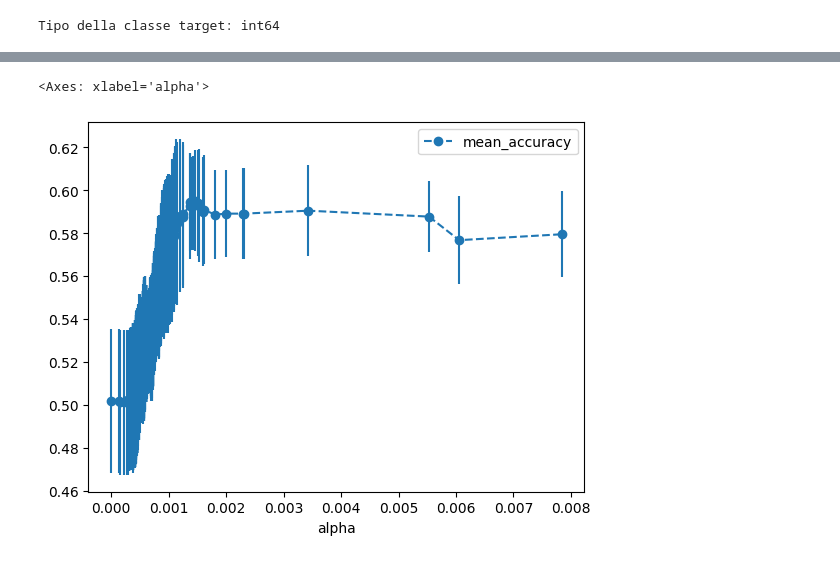
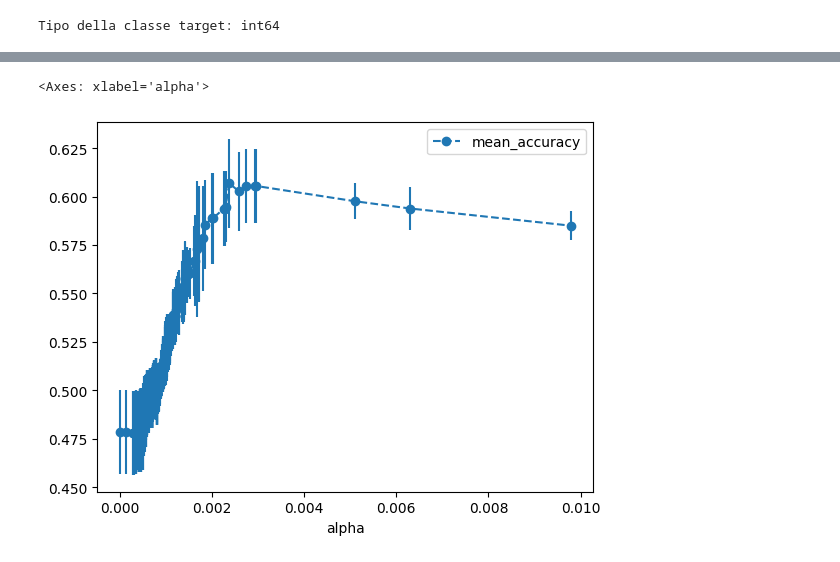
Before and after one commit to Gabri03ele/Child_Mind_Institute, a Jupyter notebook: main.ipynb, the cells around one changed output, grey strips where cells are left out. Cells and saved outputs as stored; diff of their text form; code cells hidden in the pictures.

```diff
--- a/main.ipynb
+++ b/main.ipynb
@@ -101,8 +130,8 @@ dataSelected.head(10)
 # SDS-SDS_Total_Raw: media
 # CGAS-CGAS_Score: media
 
-for col in columnsOfInterest:
-    dataSelected[col].fillna(dataSelected[col].mean(), inplace=True)
+for col in dataSelected.columns:
+    dataSelected[col].fillna(round(dataSelected[col].mean()), inplace=True)
 
 dataSelected.head(10)
 # %% [output]
@@ -162,6 +194,6 @@ dtype: float64
 # %%
 # Trova le righe con peso pari a 0 -> Impossibile
-zero_weight_rows = dataSelected[dataSelected['Physical-BMI '] == 0]
+zero_weight_rows = dataSelected[dataSelected['Physical-Weight '] == 0]
 zero_weight_indices = zero_weight_rows.index
 print(zero_weight_indices)
 
@@ -173,6 +210,6 @@ Numero di osservazioni dopo la rimozione: 2729
 # %%
 # Rimuove le righe con peso pari a 0
-dataSelected = dataSelected[dataSelected['Physical-BMI '] > 0]
+dataSelected = dataSelected[dataSelected['Physical-Weight '] > 0]
 
 print(f"Numero di osservazioni dopo la rimozione: {dataSelected.shape[0]}")
 # %% [output]
@@ -342,6 +379,6 @@ from sklearn.model_selection import cross_val_score
 
 decTree = DecisionTreeClassifier(max_depth=best_depth)
 
-scores = cross_val_score(decTree, X_train80, y_train80, cv=20)
+scores = cross_val_score(decTree, X_train80, y_train80, cv=15)
 print("Accuracy media con cv=20:", scores.mean())
 # %% [output]
@@ -431,24 +468,24 @@ plt.show()
 # %%
 # Controlliamo i valori di alpha per vedere quale è più "consistente" nei dati
 # vale a dire, quale valore di alpha ha la media più alta
 alpha_loop_values = []
 for ccp_alpha in ccp_alphas:
     dt = DecisionTreeClassifier(random_state=0, ccp_alpha=ccp_alpha)
-    scores = cross_val_score(dt, X_train80, y_train80, cv=15)
+    scores = cross_val_score(dt, X_train80, y_train80, cv=5)
     # provato anche con cv=10/15/20, ma con 5 è il risultato più alto assieme a 15
     # tuttavia, con cv=5 l'albero risulta essere più piccolo -> meglio in toeria
     alpha_loop_values.append([ccp_alpha, np.mean(scores), np.std(scores)])
 
 alpha_results = pd.DataFrame(alpha_loop_values, columns=['alpha', 'mean_accuracy', 'std'])
 
 alpha_results.plot(x='alpha',
                    y='mean_accuracy',
                    yerr='std',
                    marker='o',
                    linestyle='--')
 # %% [output]
 <Axes: xlabel='alpha'>
-[figure, old version]
+[figure, new version]
 # %%
 # prendo il valore effettivo di alpha che ha la media più alta
 subset = alpha_results[(alpha_results['alpha'] > 0.001)
```
Also changed, not shown: parts of 36 cells of this notebook.
